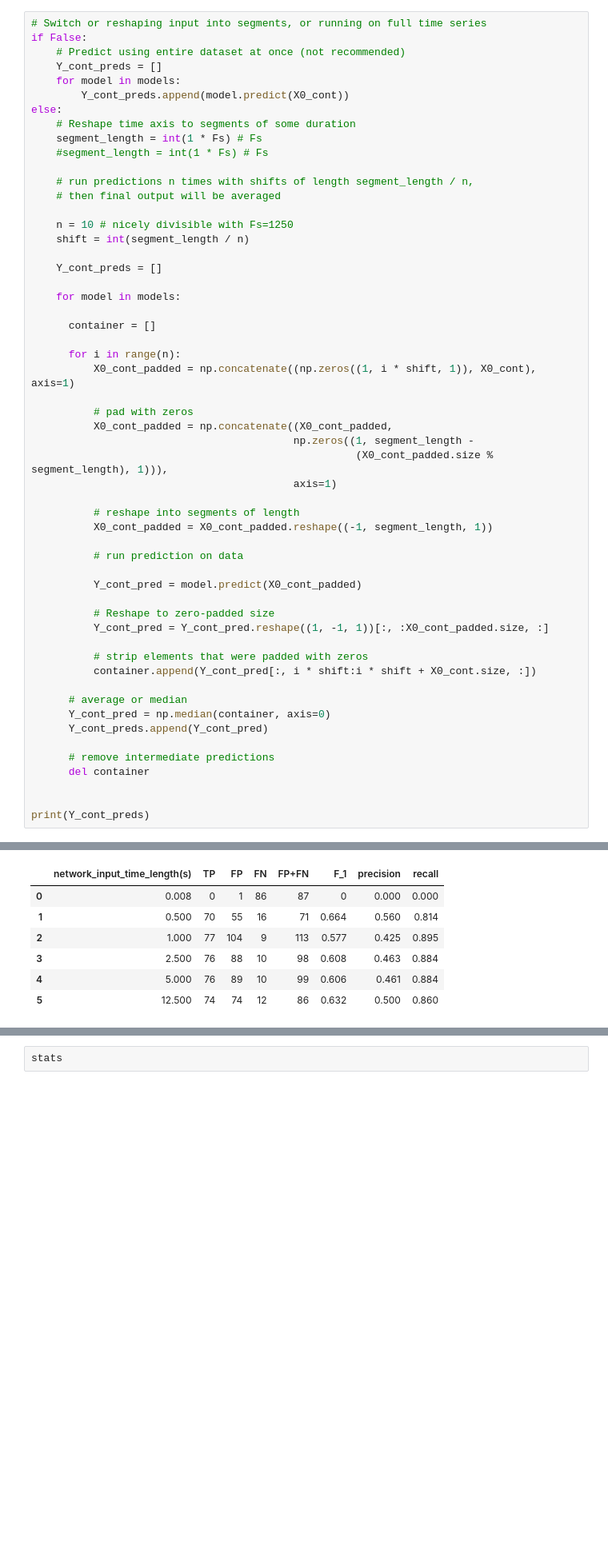
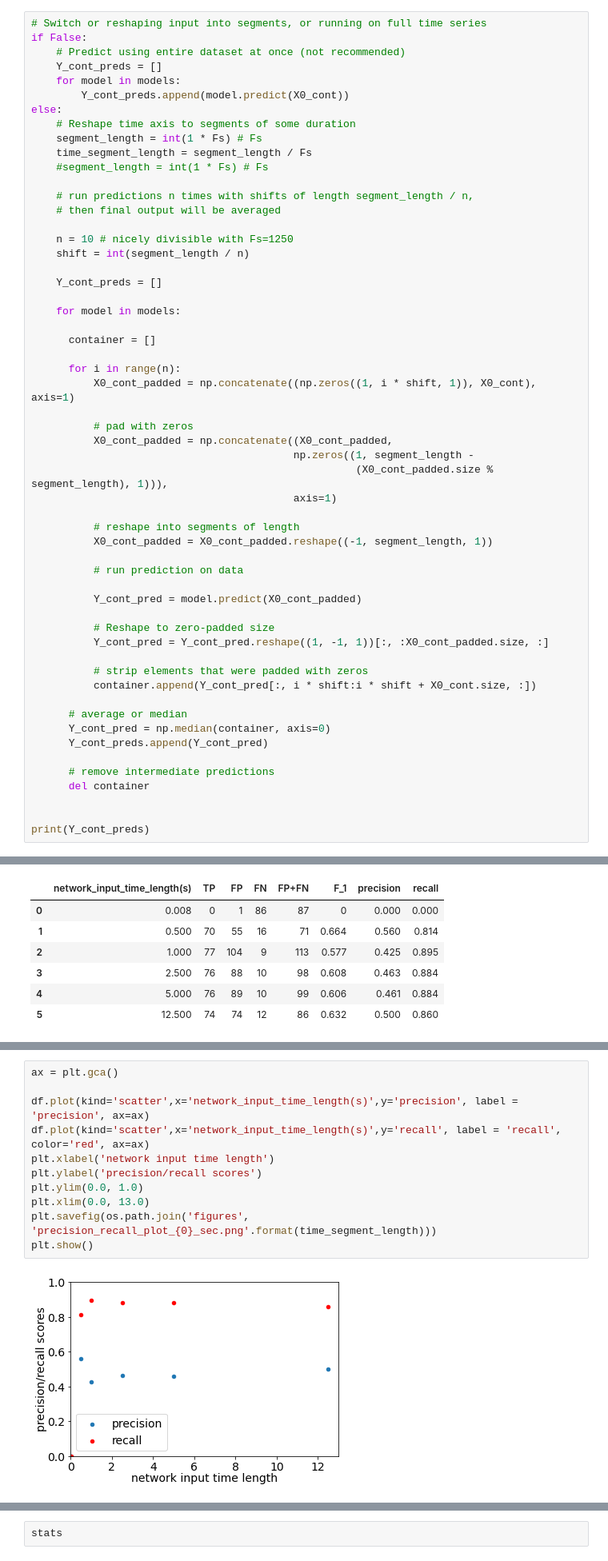
Before and after one commit to jimzhang629/RippleNet, a Jupyter notebook: edited_RippleNet_timeseries_prediction.ipynb, the cells around one changed output, grey strips where cells are left out. Shown at 80% size. Saved outputs shown, nothing was run; the diff lists cells and outputs as text; blank space fills up the shorter version.

```diff
--- a/edited_RippleNet_timeseries_prediction.ipynb
+++ b/edited_RippleNet_timeseries_prediction.ipynb
@@ -168,6 +165,7 @@ if False:
 else:
     # Reshape time axis to segments of some duration
     segment_length = int(1 * Fs) # Fs
+    time_segment_length = segment_length / Fs
     #segment_length = int(1 * Fs) # Fs
 
     # run predictions n times with shifts of length segment_length / n,
@@ -278,0 +263,13 @@ df
+# %%
+ax = plt.gca()
+
+df.plot(kind='scatter',x='network_input_time_length(s)',y='precision', label = 'precision', ax=ax)
+df.plot(kind='scatter',x='network_input_time_length(s)',y='recall', label = 'recall', color='red', ax=ax)
+plt.xlabel('network input time length')
+plt.ylabel('precision/recall scores')
+plt.ylim(0.0, 1.0)
+plt.xlim(0.0, 13.0)
+plt.savefig(os.path.join('figures', 'precision_recall_plot_{0}_sec.png'.format(time_segment_length)))
+plt.show()
+# %% [output]
+[figure, added]
```
Also changed, not shown: parts of 6 cells of this notebook.
